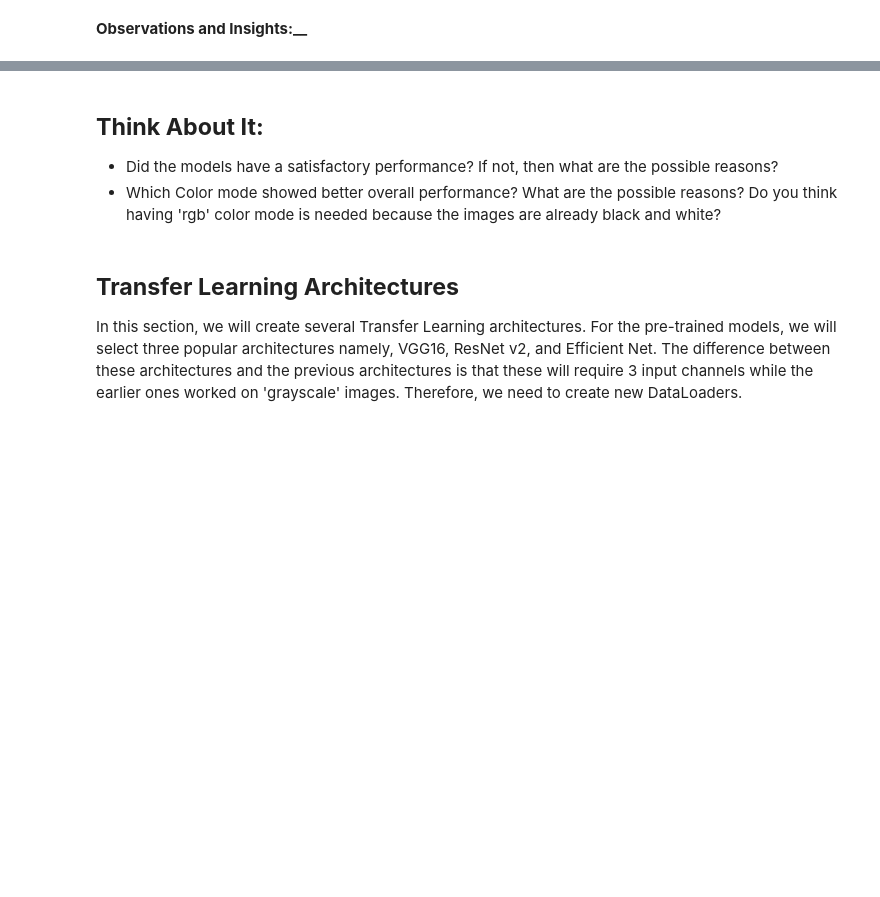
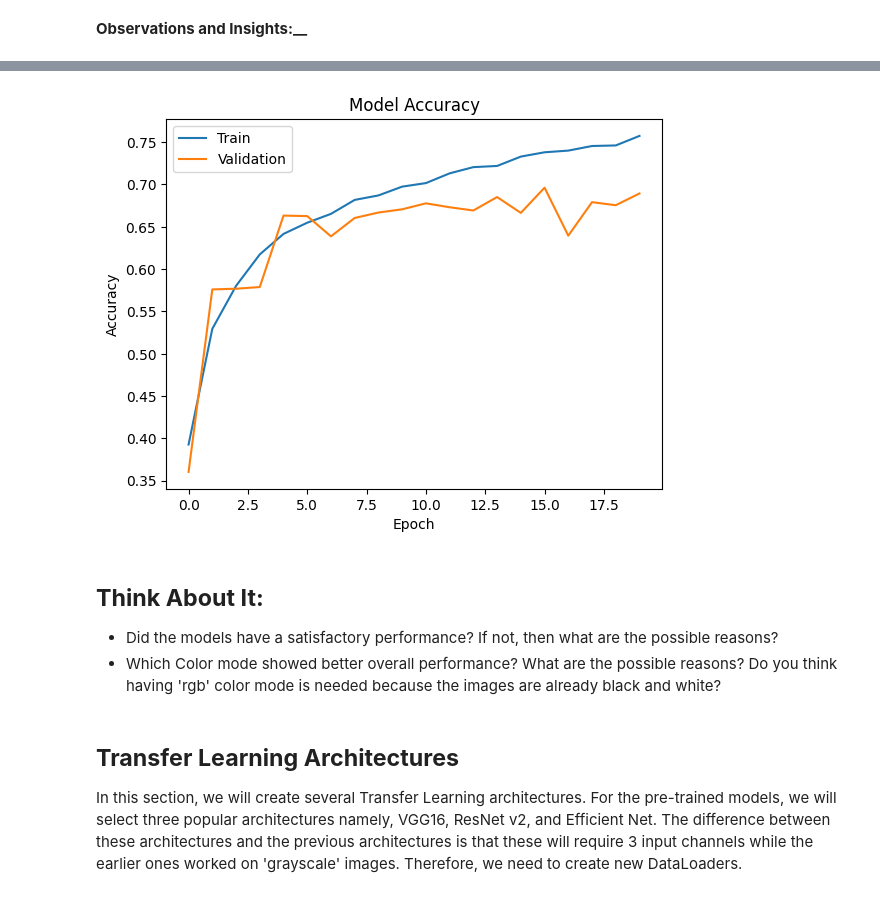
Before and after one commit to luismlopes/Complete-Python-3-Bootcamp, a Jupyter notebook: Reference_Notebook_Facial_Emotion_Detection_Full_Code.ipynb, the cells around one changed output, grey strips where cells are left out. Drawn from its saved outputs; the diff is of its cells as text; code cells hidden in the pictures; blank space fills up the shorter version.

```diff
--- a/Reference_Notebook_Facial_Emotion_Detection_Full_Code.ipynb
+++ b/Reference_Notebook_Facial_Emotion_Detection_Full_Code.ipynb
@@ -522,0 +651,16 @@ print(f"Test Accuracy: {test_accuracy}")
+# %%
+from keras.optimizers import Adam
+
+# Compile model1a
+model1a.compile(
+    loss='categorical_crossentropy',
+    optimizer=Adam(learning_rate=0.001),
+    metrics=['accuracy']
+)
+# %%
+# Fit the model1a
+history = model1a.fit(
+    train_set,
+    validation_data=validation_set,
+    epochs=20
+)
@@ -522,0 +685,15 @@ print(f"Test Accuracy: {test_accuracy}")
+# %%
+plt.plot(history.history['accuracy'])
+plt.plot(history.history['val_accuracy'])
+
+plt.title('Model Accuracy')
+
+plt.ylabel('Accuracy')
+plt.xlabel('Epoch')
+
+plt.legend(['Train', 'Validation'], loc = 'upper left')
+
+# Display the plot
+plt.show()
+# %% [output]
+[figure, added]
```
Also changed, not shown: parts of 35 cells of this notebook.
